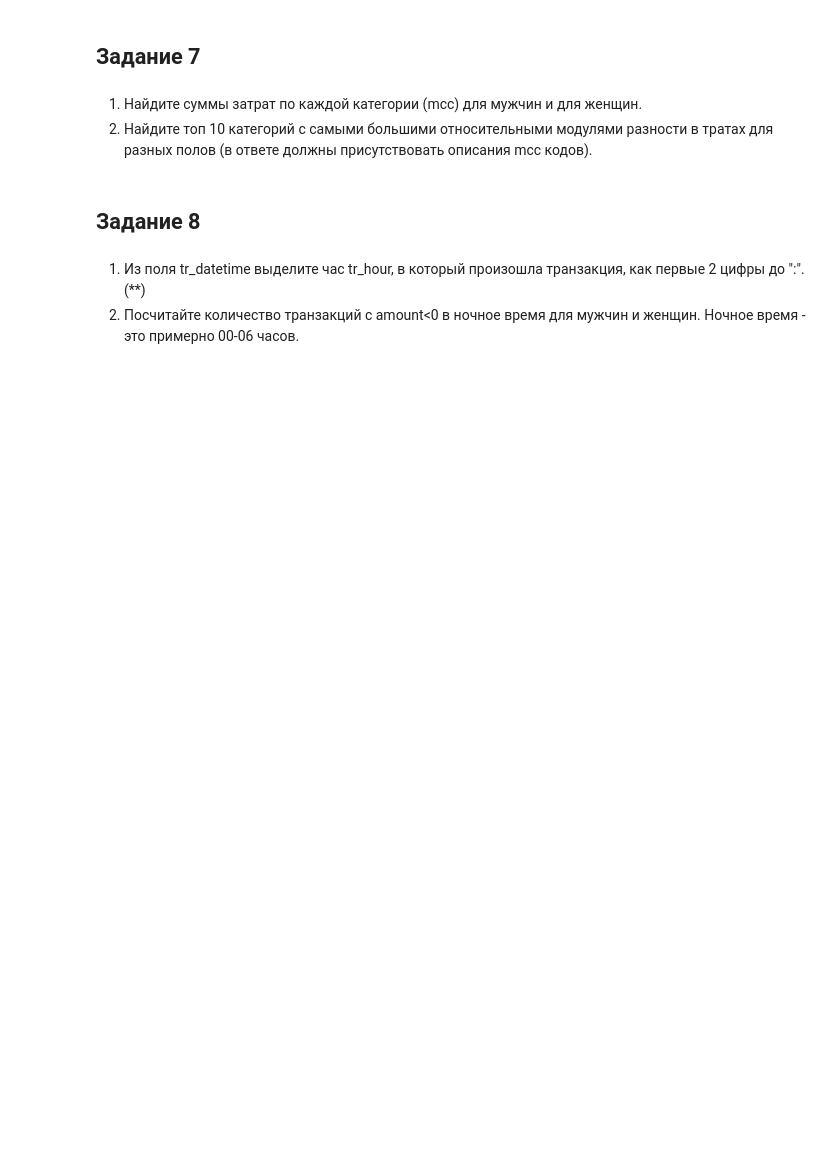
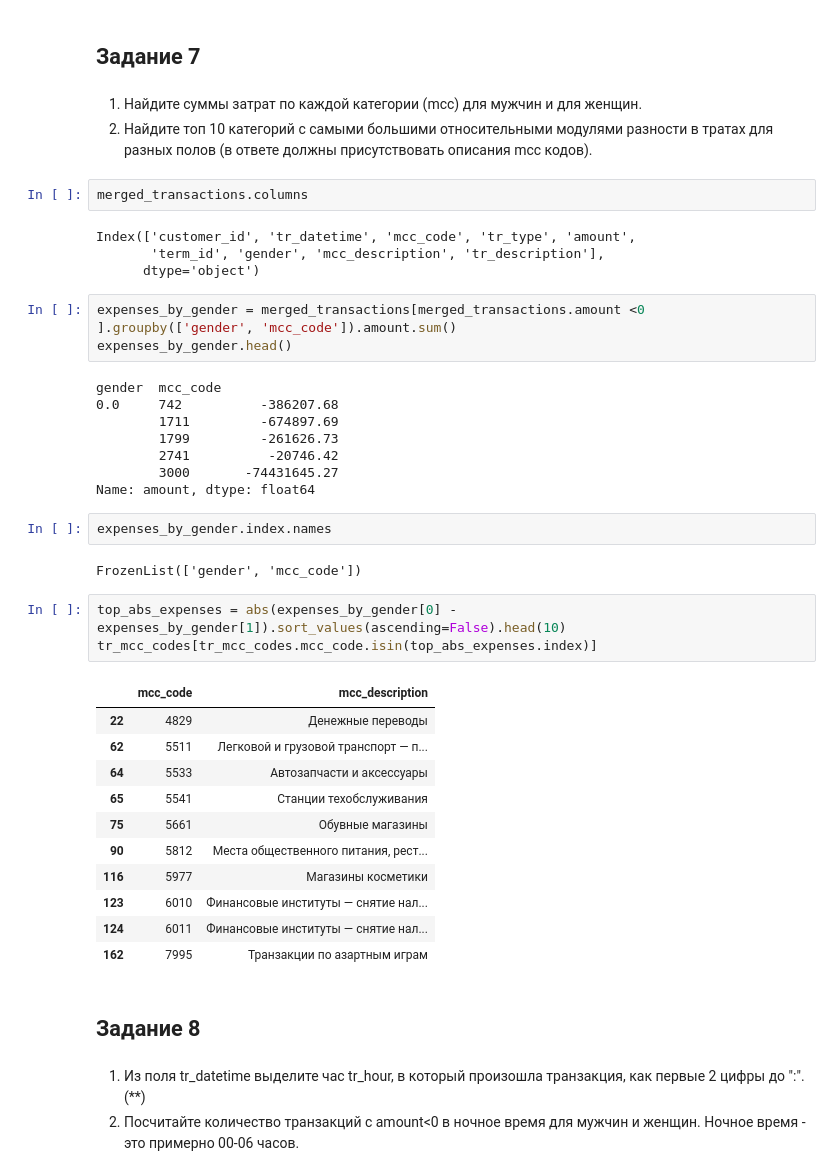
Before and after one commit to fadyat/ITMO-PROBLEMS, a Jupyter notebook: Machine-Learning/V semester/lab2.ipynb, the cells around one changed output. Cells and saved outputs as stored; diff of their text form; blank space fills up the shorter version.

```diff
--- a/Machine-Learning/V semester/lab2.ipynb
+++ b/Machine-Learning/V semester/lab2.ipynb
@@ -228,6 +307,42 @@ NameError: name 'transactions' is not defined
 # %% [markdown]
 1. Найдите суммы затрат по каждой категории (mcc) для мужчин и для женщин.
 2. Найдите топ 10 категорий с самыми большими относительными модулями разности в тратах для разных полов (в ответе должны присутствовать описания mcc кодов).
+# %%
+merged_transactions.columns
+# %% [output]
+Index(['customer_id', 'tr_datetime', 'mcc_code', 'tr_type', 'amount',
+       'term_id', 'gender', 'mcc_description', 'tr_description'],
+      dtype='object')
+# %%
+expenses_by_gender = merged_transactions[merged_transactions.amount <0 ].groupby(['gender', 'mcc_code']).amount.sum()
+expenses_by_gender.head()
+# %% [output]
+gender  mcc_code
+0.0     742          -386207.68
+        1711         -674897.69
+        1799         -261626.73
+        2741          -20746.42
+        3000       -74431645.27
+Name: amount, dtype: float64
+# %%
+expenses_by_gender.index.names
+# %% [output]
+FrozenList(['gender', 'mcc_code'])
+# %%
+top_abs_expenses = abs(expenses_by_gender[0] - expenses_by_gender[1]).sort_values(ascending=False).head(10)
+tr_mcc_codes[tr_mcc_codes.mcc_code.isin(top_abs_expenses.index)]
+# %% [output]
+|  | mcc_code | mcc_description |
+| 22 | 4829 | Денежные переводы |
+| 62 | 5511 | Легковой и грузовой транспорт — п... |
+| 64 | 5533 | Автозапчасти и аксессуары |
+| 65 | 5541 | Станции техобслуживания |
+| 75 | 5661 | Обувные магазины |
+| 90 | 5812 | Места общественного питания, рест... |
+| 116 | 5977 | Магазины косметики |
+| 123 | 6010 | Финансовые институты — снятие нал... |
+| 124 | 6011 | Финансовые институты — снятие нал... |
+| 162 | 7995 | Транзакции по азартным играм |
 # %% [markdown]
 ## Задание 8
 # %% [markdown]
```
Also changed, not shown: parts of 30 cells of this notebook.
